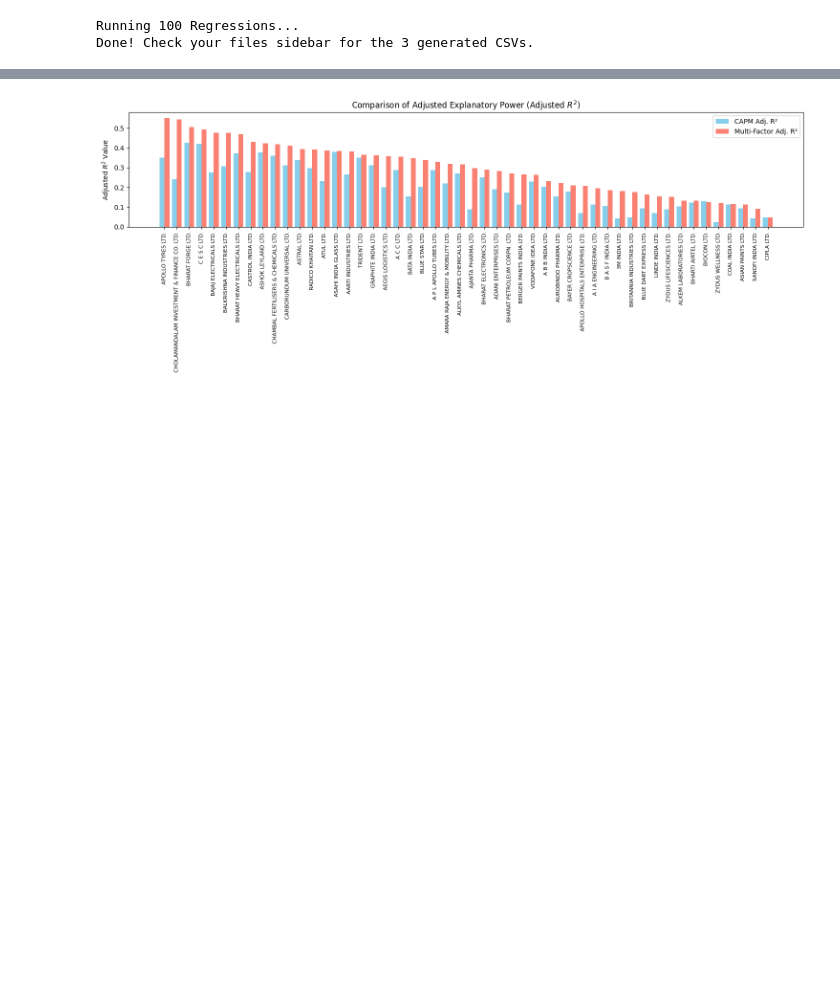
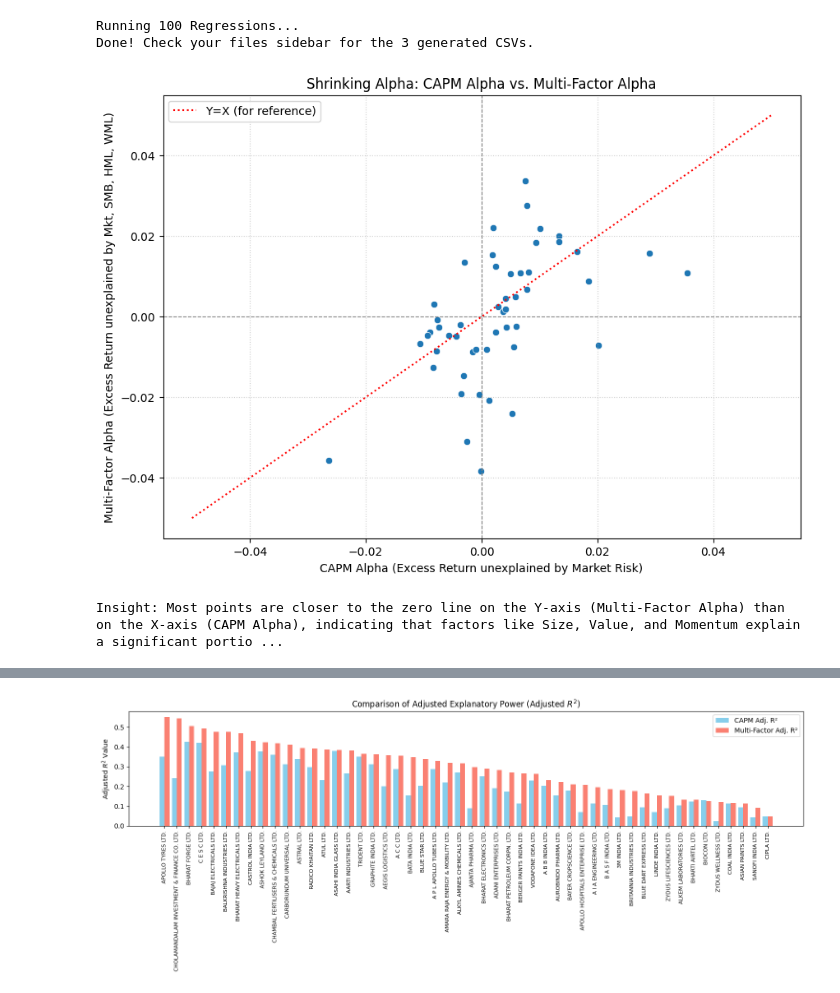
Before and after one commit to sreejit-19/IQF, a Jupyter notebook: draft1_iqf.ipynb, the cells around one changed output, grey strips where cells are left out. Drawn from its saved outputs; the diff is of its cells as text; code cells hidden in the pictures; blank space fills up the shorter version.

```diff
--- a/draft1_iqf.ipynb
+++ b/draft1_iqf.ipynb
@@ -87,3 +89,27 @@ print("Done! Check your files sidebar for the 3 generated CSVs.")
 # %% [output]
 Running 100 Regressions...
 Done! Check your files sidebar for the 3 generated CSVs.
+# %%
+import pandas as pd
+import matplotlib.pyplot as plt
+import seaborn as sns
+
+# Load the comparison summary generated earlier
+comparison_df = pd.read_csv('Model_Comparison_Master.csv')
+
+plt.figure(figsize=(10, 7))
+sns.scatterplot(x='CAPM_Alpha', y='Multi_Alpha', data=comparison_df)
+plt.axhline(0, color='grey', linestyle='--', linewidth=0.8)
+plt.axvline(0, color='grey', linestyle='--', linewidth=0.8)
+plt.plot([-0.05, 0.05], [-0.05, 0.05], color='red', linestyle=':', label='Y=X (for reference)') # Add a y=x line for context
+plt.title('Shrinking Alpha: CAPM Alpha vs. Multi-Factor Alpha')
+plt.xlabel('CAPM Alpha (Excess Return unexplained by Market Risk)')
+plt.ylabel('Multi-Factor Alpha (Excess Return unexplained by Mkt, SMB, HML, WML)')
+plt.grid(True, linestyle=':', alpha=0.6)
+plt.legend()
+plt.show()
+
+print("Insight: Most points are closer to the zero line on the Y-axis (Multi-Factor Alpha) than on the X-axis (CAPM Alpha), indicating that factors like Size, Value, and Momentum explain a significant portion of what CAPM considered 'abnormal return'.")
+# %% [output]
+[figure, added]
+Insight: Most points are closer to the zero line on the Y-axis (Multi-Factor Alpha) than on the X-axis (CAPM Alpha), indicating that factors like Size, Value, and Momentum explain a significant portio ...
```
Also changed, not shown: parts of 6 cells of this notebook.
